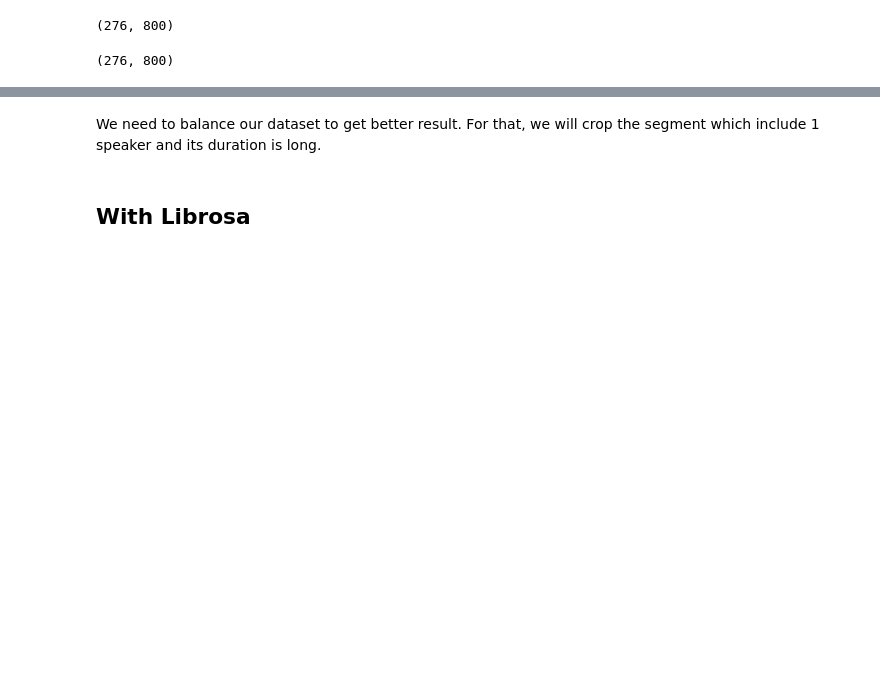
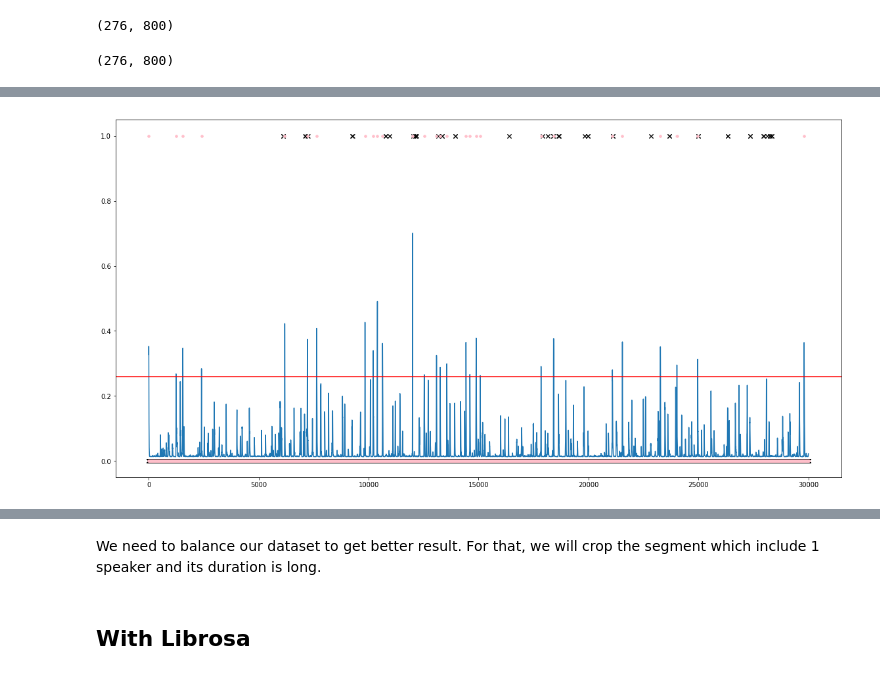
Before and after one commit to hedonistrh/SpChangeDetect, a Jupyter notebook: BiLSTM.ipynb, the cells around one changed output, grey strips where cells are left out. Drawn from its saved outputs; the diff is of its cells as text; code cells hidden in the pictures; blank space fills up the shorter version.

```diff
--- a/BiLSTM.ipynb
+++ b/BiLSTM.ipynb
@@ -469,3 +558,17 @@ pp.show()
+# %%
+import matplotlib.pyplot as pp
+%matplotlib inline
+
+pp.rcParams['figure.figsize'] = (19.8, 10.0)
+
+pp.plot(kk_r[0:30000])
+pp.plot(x[0:30000], aa[0:30000], 'x', color='black');
+pp.plot(x[0:30000], bb[0:30000], '.', color='pink');
+
+pp.axhline(y=thres, color='r', linestyle='-')
+pp.show()
+# %% [output]
+[figure, added]
 # %%
 import matplotlib.pyplot as pp
 %matplotlib inline
```
Also changed, not shown: parts of 21 cells of this notebook.
